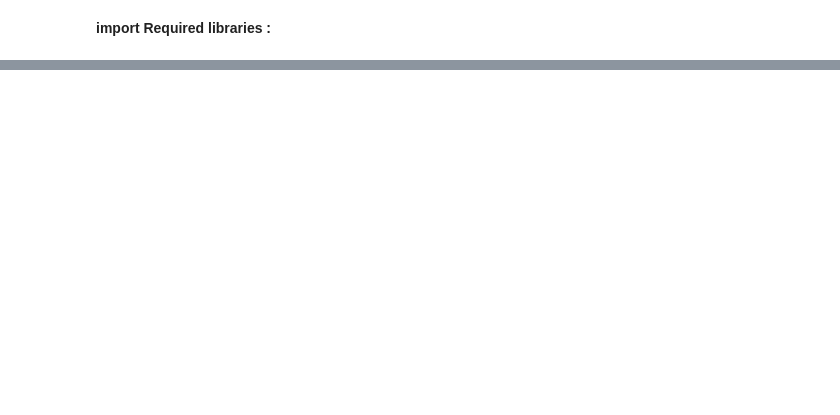
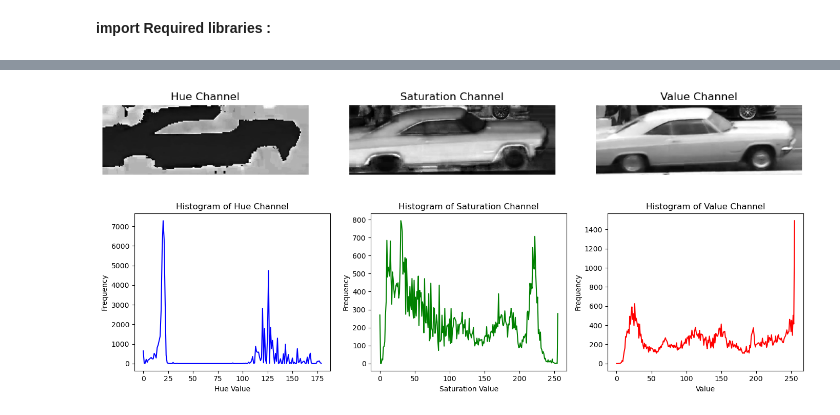
Before and after one commit to ZahraEk/OpenCV-Course, a Jupyter notebook: meanshift.ipynb, the cells around one changed output, grey strips where cells are left out. Saved outputs shown, nothing was run; the diff lists cells and outputs as text; code cells hidden in the pictures; blank space fills up the shorter version.

```diff
--- a/meanshift.ipynb
+++ b/meanshift.ipynb
@@ -69 +141,62 @@ plt.show()
+# %%
+# Convert ROI to HSV color space
+hsv_roi = cv2.cvtColor(roi, cv2.COLOR_BGR2HSV)
+
+# Split the HSV image into H, S, and V channels
+h, s, v = cv2.split(hsv_roi)
+
+# Display the channels
+plt.figure(figsize=(14, 4))
+
+plt.subplot(131)
+plt.imshow(h, cmap='gray')
+plt.title('Hue Channel')
+plt.axis('off')
+
+plt.subplot(132)
+plt.imshow(s, cmap='gray')
+plt.title('Saturation Channel')
+plt.axis('off')
+
+plt.subplot(133)
+plt.imshow(v, cmap='gray')
+plt.title('Value Channel')
+plt.axis('off')
+
+plt.show()
+
+# Define a mask (optional, currently set to None)
+mask = None
+
+# Calculate histograms for the H, S, and V channels
+h_hist = cv2.calcHist([hsv_roi], [0], mask, [180], [0, 180])
+s_hist = cv2.calcHist([hsv_roi], [1], mask, [256], [0, 256])
+v_hist = cv2.calcHist([hsv_roi], [2], mask, [256], [0, 256])
+
+# Display the histograms
+plt.figure(figsize=(14, 4))
+
+plt.subplot(131)
+plt.plot(h_hist, color='b')
+plt.title('Histogram of Hue Channel')
+plt.xlabel('Hue Value')
+plt.ylabel('Frequency')
+
+plt.subplot(132)
+plt.plot(s_hist, color='g')
+plt.title('Histogram of Saturation Channel')
+plt.xlabel('Saturation Value')
+plt.ylabel('Frequency')
+
+plt.subplot(133)
+plt.plot(v_hist, color='r')
+plt.title('Histogram of Value Channel')
+plt.xlabel('Value')
+plt.ylabel('Frequency')
+
+plt.tight_layout()
+plt.show()
+# %% [output]
+[figure, added]
+[figure, added]
 # %%
```
Also changed, not shown: parts of 4 cells of this notebook.
